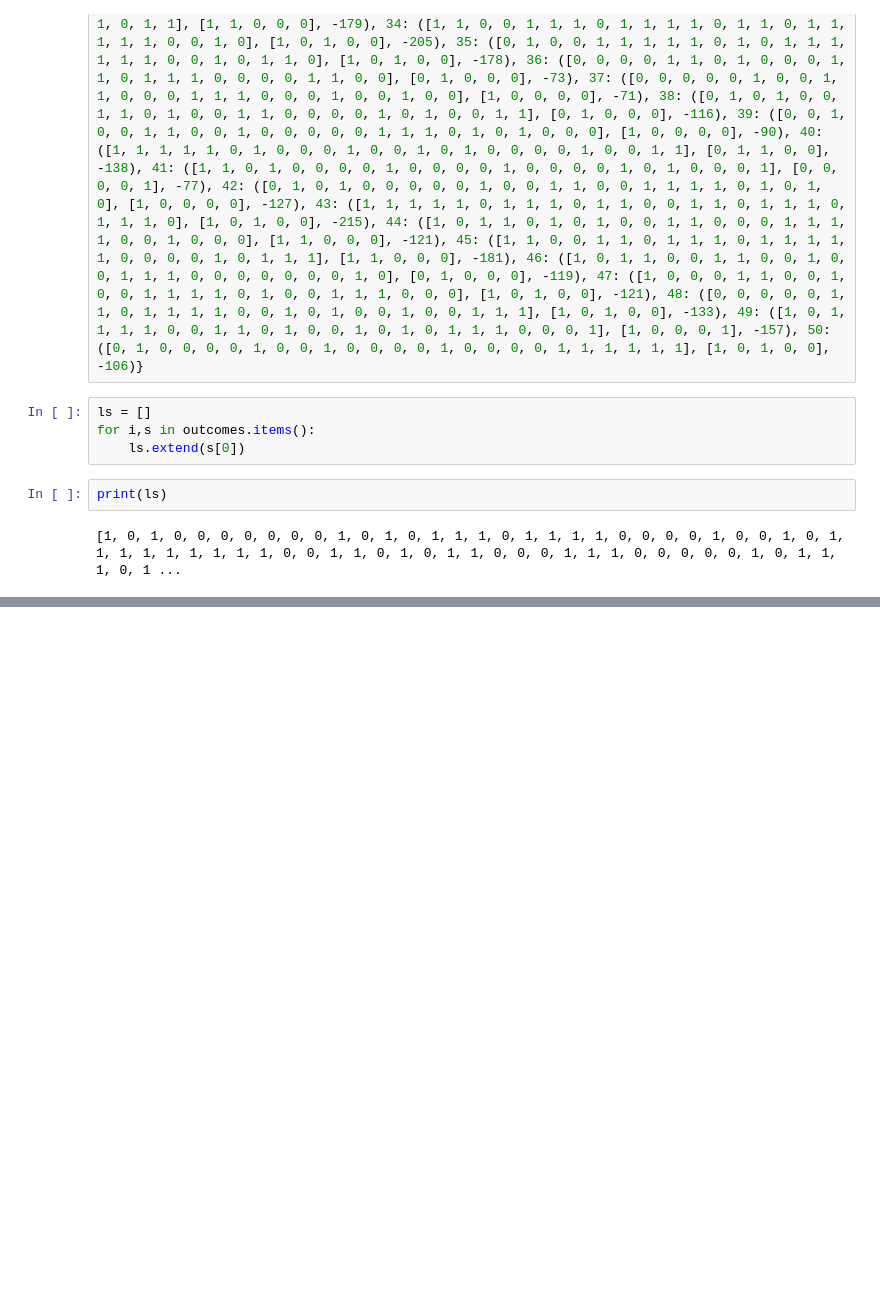
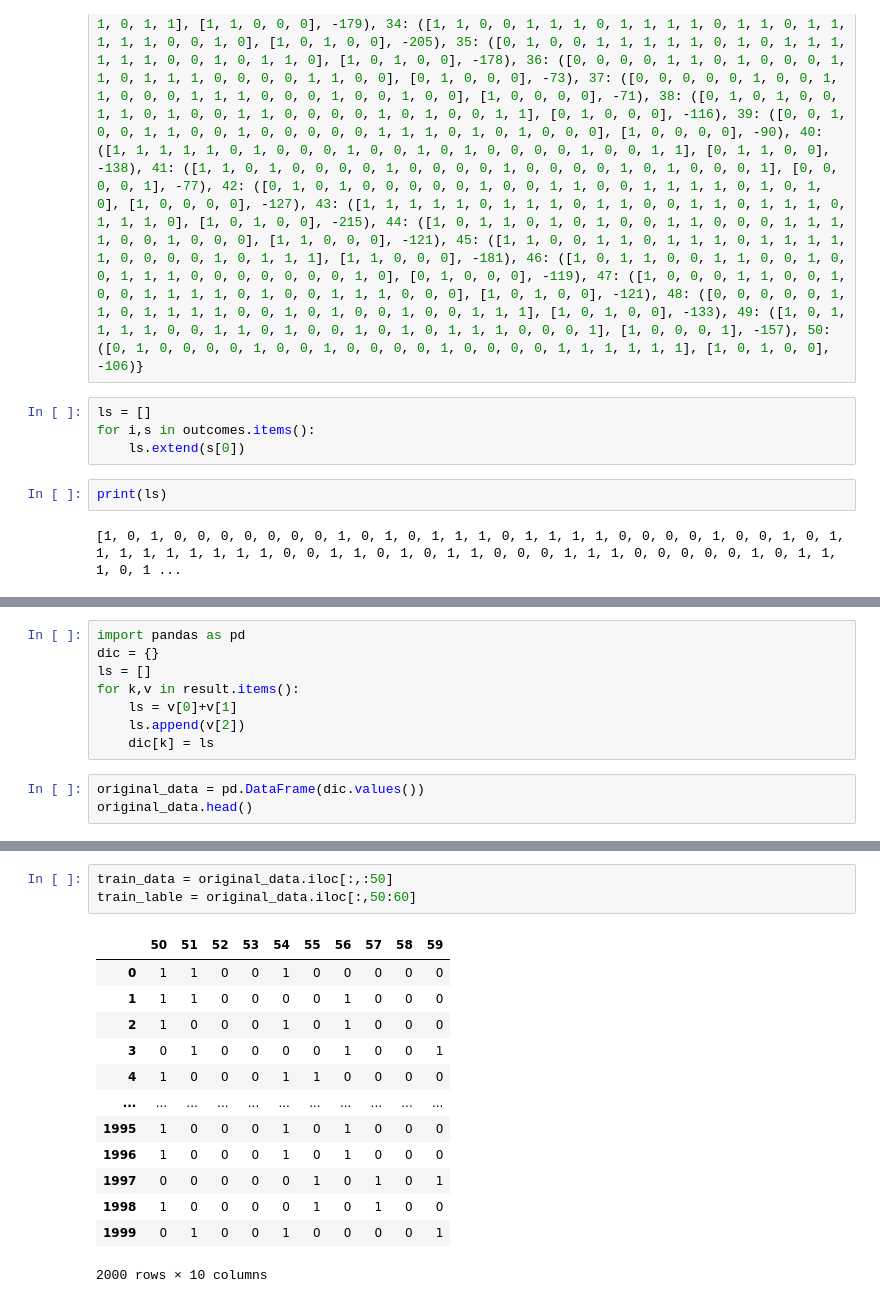
Before and after one commit to XingwenCui/optimization, a Jupyter notebook: sslp/sslp.ipynb, the cells around one changed output, grey strips where cells are left out. Saved outputs shown, nothing was run; the diff lists cells and outputs as text; blank space fills up the shorter version.

```diff
--- a/sslp/sslp.ipynb
+++ b/sslp/sslp.ipynb
@@ -222,0 +233,11 @@ print(ls)
+# %%
+import pandas as pd
+dic = {}
+ls = []
+for k,v in result.items():
+    ls = v[0]+v[1]
+    ls.append(v[2])
+    dic[k] = ls
+# %%
+original_data = pd.DataFrame(dic.values())
+original_data.head()
@@ -222,0 +251,17 @@ print(ls)
+# %%
+train_data = original_data.iloc[:,:50]
+train_lable = original_data.iloc[:,50:60]
+# %% [output]
+|  | 50 | 51 | 52 | 53 | 54 | 55 | 56 | 57 | 58 | 59 |
+| 0 | 1 | 1 | 0 | 0 | 1 | 0 | 0 | 0 | 0 | 0 |
+| 1 | 1 | 1 | 0 | 0 | 0 | 0 | 1 | 0 | 0 | 0 |
+| 2 | 1 | 0 | 0 | 0 | 1 | 0 | 1 | 0 | 0 | 0 |
+| 3 | 0 | 1 | 0 | 0 | 0 | 0 | 1 | 0 | 0 | 1 |
+| 4 | 1 | 0 | 0 | 0 | 1 | 1 | 0 | 0 | 0 | 0 |
+| ... | ... | ... | ... | ... | ... | ... | ... | ... | ... | ... |
+| 1995 | 1 | 0 | 0 | 0 | 1 | 0 | 1 | 0 | 0 | 0 |
+| 1996 | 1 | 0 | 0 | 0 | 1 | 0 | 1 | 0 | 0 | 0 |
+| 1997 | 0 | 0 | 0 | 0 | 0 | 1 | 0 | 1 | 0 | 1 |
+| 1998 | 1 | 0 | 0 | 0 | 0 | 1 | 0 | 1 | 0 | 0 |
+| 1999 | 0 | 1 | 0 | 0 | 1 | 0 | 0 | 0 | 0 | 1 |
+2000 rows × 10 columns
```
Also changed, not shown: parts of 9 cells of this notebook.
